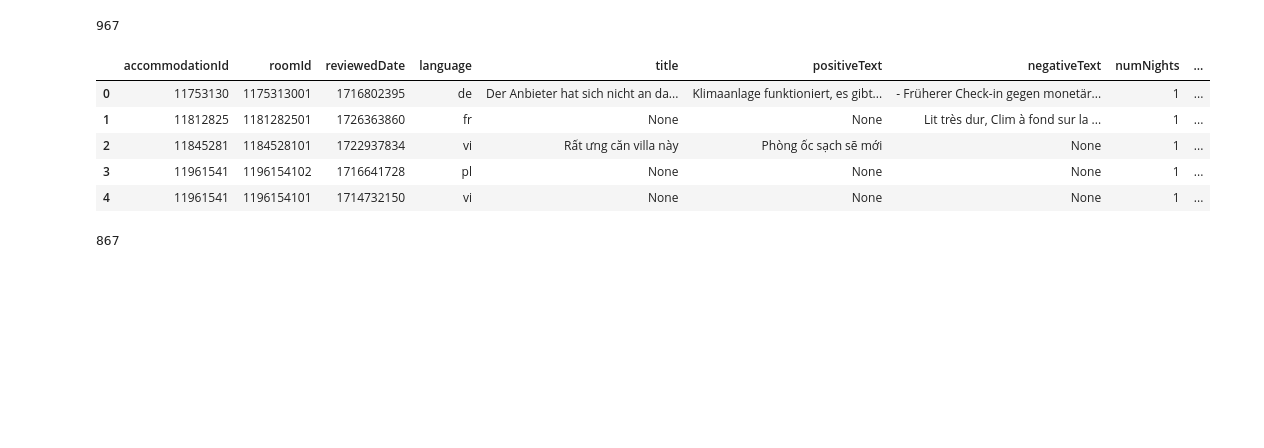
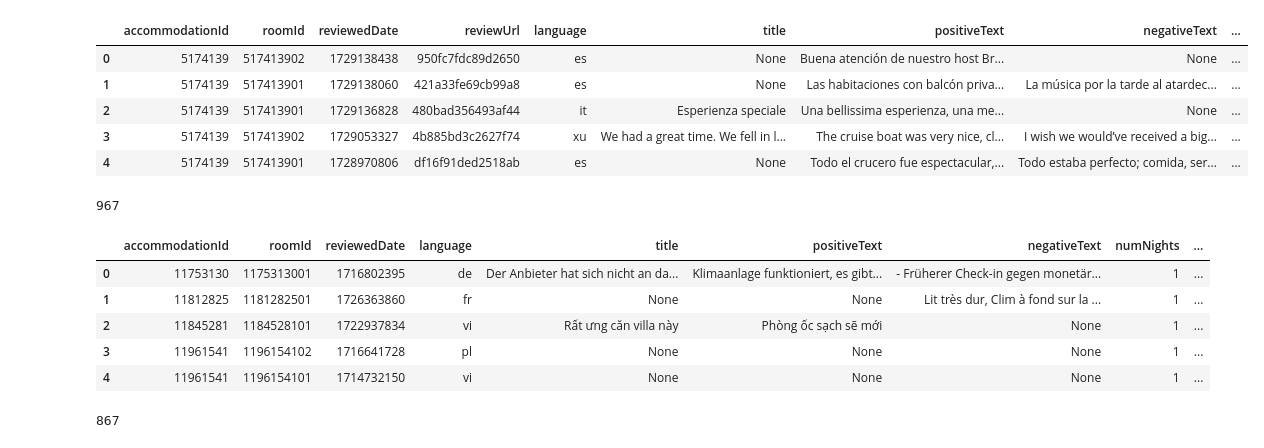
Before and after one commit to 2Phuong5Nam4/BookingProject, a Jupyter notebook: airflow_project/booking/test.ipynb, the cells around one changed output. Saved outputs shown, nothing was run; the diff lists cells and outputs as text; code cells hidden in the pictures; blank space fills up the shorter version.

```diff
--- a/airflow_project/booking/test.ipynb
+++ b/airflow_project/booking/test.ipynb
@@ -3,6 +3,21 @@ import pandas as pd
 import numpy as np
 import matplotlib.pyplot as plt
 import json
+# %%
+comment_data = []
+with open('hotel_data/2024-11-14-CommentItem.jl', 'r') as f:
+    for line in f:
+        comment_data.append(json.loads(line))
+
+comment_df = pd.DataFrame(comment_data)
+comment_df.head()
+# %% [output]
+|  | accommodationId | roomId | reviewedDate | reviewUrl | language | title | positiveText | negativeText | ... |
+| 0 | 5174139 | 517413902 | 1729138438 | 950fc7fdc89d2650 | es | None | Buena atención de nuestro host Br... | None | ... |
+| 1 | 5174139 | 517413901 | 1729138060 | 421a33fe69cb99a8 | es | None | Las habitaciones con balcón priva... | La música por la tarde al atardec... | ... |
+| 2 | 5174139 | 517413901 | 1729136828 | 480bad356493af44 | it | Esperienza speciale | Una bellissima esperienza, una me... | None | ... |
+| 3 | 5174139 | 517413902 | 1729053327 | 4b885bd3c2627f74 | xu | We had a great time. We fell in l... | The cruise boat was very nice, cl... | I wish we would’ve received a big... | ... |
+| 4 | 5174139 | 517413901 | 1728970806 | df16f91ded2518ab | es | None | Todo el crucero fue espectacular,... | Todo estaba perfecto; comida, ser... | ... |
 # %%
 import json
 from datetime import datetime, timedelta
```
Also changed, not shown: 6 other files.
